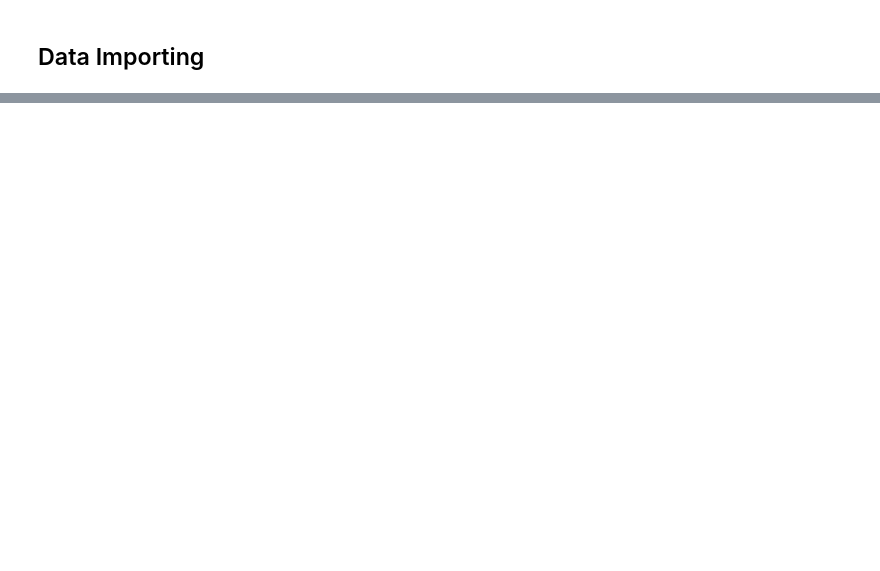
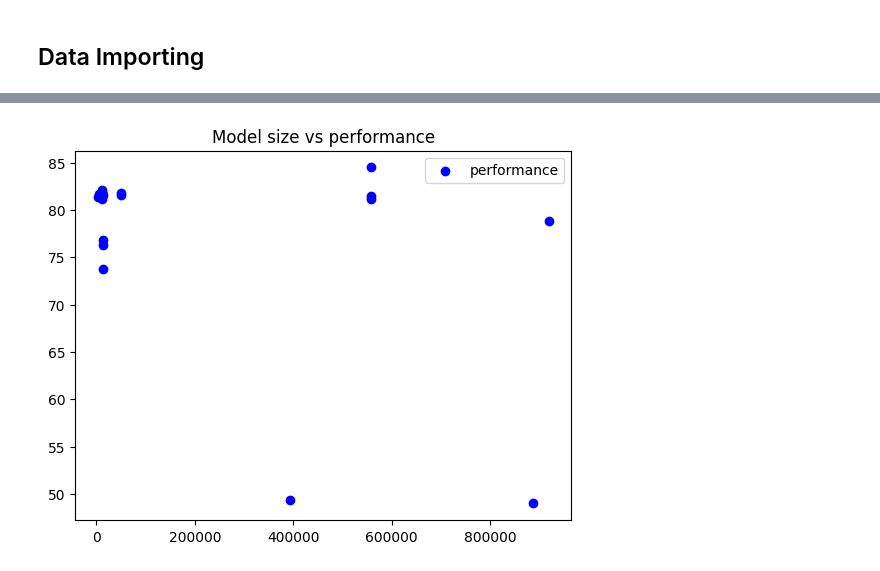
Before and after one commit to Chronyx132/Twitter_Sentiment, a Jupyter notebook: Src/Irving.ipynb, the cells around one changed output, grey strips where cells are left out. Drawn from its saved outputs; the diff is of its cells as text; code cells hidden in the pictures; blank space fills up the shorter version.

```diff
--- a/Src/Irving.ipynb
+++ b/Src/Irving.ipynb
@@ -39,0 +1125,3 @@ tweets.head()
+# %%
+from tensorflow.keras.callbacks import EarlyStopping
+early_stopping = EarlyStopping(monitor='val_loss', patience=10, restore_best_weights=True)
@@ -39,0 +1166,19 @@ tweets.head()
+# %%
+model18 = Sequential()
+model18.add(Dense(16, input_dim=768, activation='gelu'))
+model18.add(Dropout(0.3))  # Dropout to prevent overfitting
+model18.add(Dense(8, activation='gelu'))
+model18.add(Dropout(0.3))  # Dropout to prevent overfitting
+model18.add(Dense(4, activation='gelu'))
+
+# Output layer: single neuron with sigmoid activation for binary classification
+model18.add(Dense(1, activation='sigmoid'))
+
+# Compile the model
+model18.compile(optimizer=Adam(learning_rate=0.0001),
+              loss='binary_crossentropy',
+              metrics=['accuracy'])
+
+# Train the model
+model18.fit(X_train, y_train, epochs=100, batch_size=64, validation_split=0.2, callbacks=[early_stopping])
+accuracy_val(model18)
@@ -39,0 +1204,7 @@ tweets.head()
+# %%
+models = [model, model0, model1, model2, model3, model4, model5, model6, model7, model8, model9, model10, model11, model12, model13, model14, model15, model16, model17, model18]
+# %%
+model_results = []
+
+for Model in models:
+    model_results.append((Model.count_params(), accuracy_val(Model)))
@@ -39,0 +1232,15 @@ tweets.head()
+# %%
+x,y = [], []
+
+for Model in model_results:
+    x.append(Model[0])
+    y.append(Model[1])
+
+plt.scatter(x, y, label = 'performance', color="blue")
+
+plt.title("Model size vs performance")
+plt.legend()
+
+plt.show()
+# %% [output]
+[figure, added]
```
Also changed, not shown: parts of 73 cells of this notebook.
